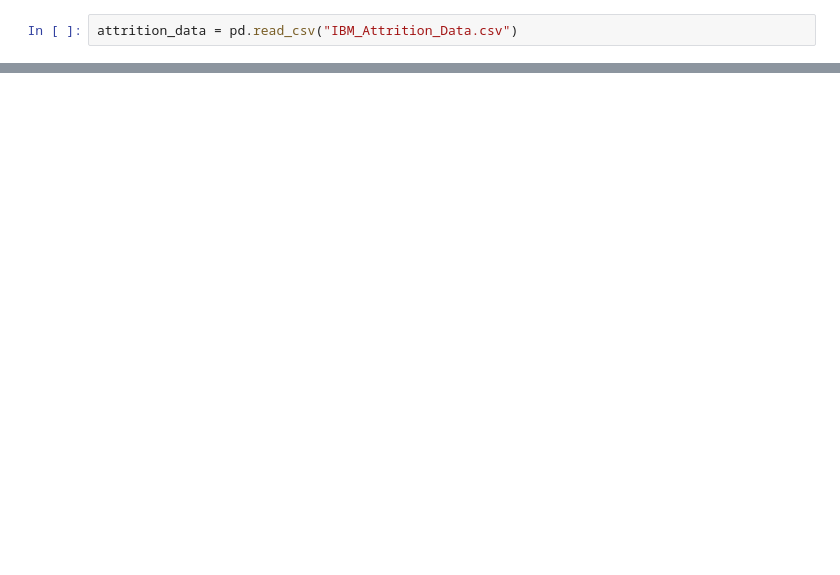
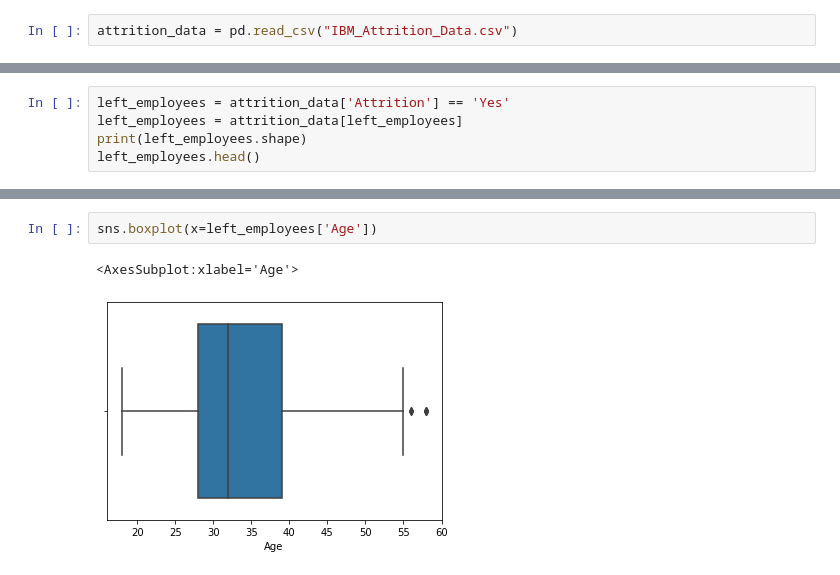
Before and after one commit to AmbassadorOTU/ibm-attrition-data, a Jupyter notebook: Attrition_modelling.ipynb, the cells around one changed output, grey strips where cells are left out. Drawn from its saved outputs; the diff is of its cells as text; blank space fills up the shorter version.

```diff
--- a/Attrition_modelling.ipynb
+++ b/Attrition_modelling.ipynb
@@ -20,0 +101,5 @@ AttributeError: 'DataFrame' object has no attribute 'dtype'
+# %%
+left_employees = attrition_data['Attrition'] == 'Yes'
+left_employees = attrition_data[left_employees]
+print(left_employees.shape)
+left_employees.head()
@@ -20,0 +126,5 @@ AttributeError: 'DataFrame' object has no attribute 'dtype'
+# %%
+sns.boxplot(x=left_employees['Age'])
+# %% [output]
+<AxesSubplot:xlabel='Age'>
+[figure, added]
```
Also changed, not shown: parts of 16 cells of this notebook, 1 other file.
